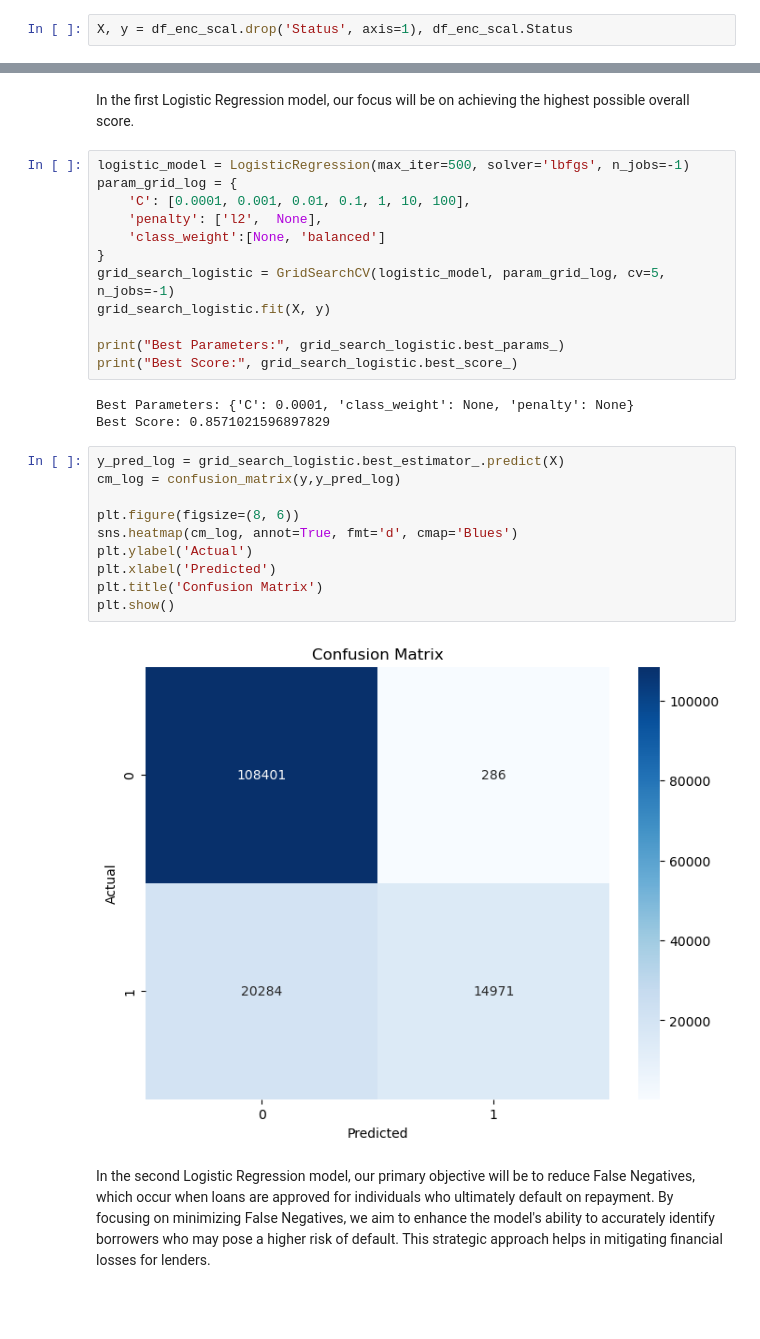
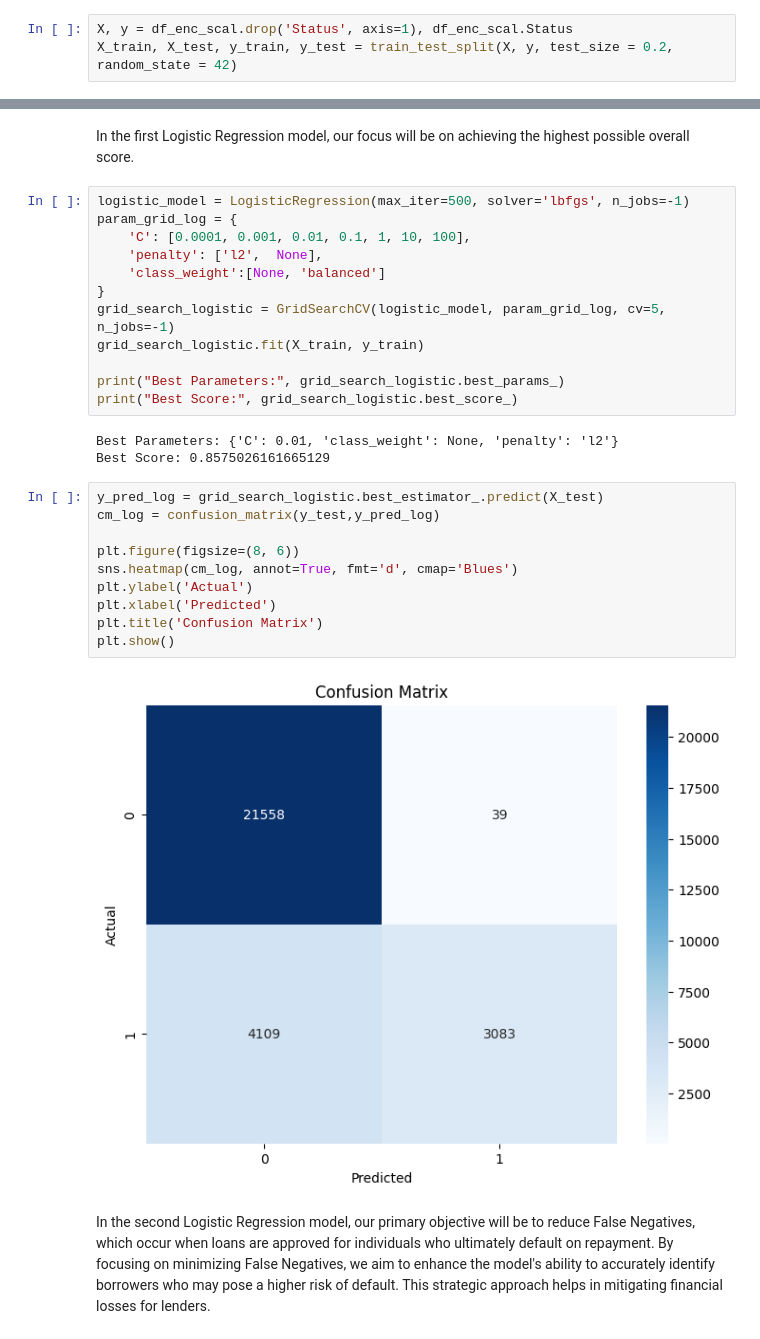
Before and after one commit to BartlomiejGaw/Loan_Default_Prediction, a Jupyter notebook: Loan_Default_Prediction.ipynb, the cells around one changed output, grey strips where cells are left out. Drawn from its saved outputs; the diff is of its cells as text; blank space fills up the shorter version.

```diff
--- a/Loan_Default_Prediction.ipynb
+++ b/Loan_Default_Prediction.ipynb
@@ -105,6 +92,7 @@ df_enc_scal.head()
 5 rows × 27 columns
 # %%
 X, y = df_enc_scal.drop('Status', axis=1), df_enc_scal.Status
+X_train, X_test, y_train, y_test = train_test_split(X, y, test_size = 0.2, random_state = 42)
 # %% [markdown]
 # Logistic Regression
 # %% [markdown]
@@ -119,25 +107,25 @@ param_grid_log = {
     'class_weight':[None, 'balanced']
 }
 grid_search_logistic = GridSearchCV(logistic_model, param_grid_log, cv=5, n_jobs=-1)
-grid_search_logistic.fit(X, y)
+grid_search_logistic.fit(X_train, y_train)
 
 print("Best Parameters:", grid_search_logistic.best_params_)
 print("Best Score:", grid_search_logistic.best_score_)
 # %% [output]
-Best Parameters: {'C': 0.0001, 'class_weight': None, 'penalty': None}
-Best Score: 0.8571021596897829
+Best Parameters: {'C': 0.01, 'class_weight': None, 'penalty': 'l2'}
+Best Score: 0.8575026161665129
 # %%
-y_pred_log = grid_search_logistic.best_estimator_.predict(X)
-cm_log = confusion_matrix(y,y_pred_log)
+y_pred_log = grid_search_logistic.best_estimator_.predict(X_test)
+cm_log = confusion_matrix(y_test,y_pred_log)
 
 plt.figure(figsize=(8, 6))
 sns.heatmap(cm_log, annot=True, fmt='d', cmap='Blues')
 plt.ylabel('Actual')
 plt.xlabel('Predicted')
 plt.title('Confusion Matrix')
 plt.show()
 # %% [output]
-[figure, old version]
+[figure, new version]
 # %% [markdown]
 In the second Logistic Regression model, our primary objective will be to reduce False Negatives, which occur when loans are approved for individuals who ultimately default on repayment. By focusing on minimizing False Negatives, we aim to enhance the model's ability to accurately identify borrowers who may pose a higher risk of default. This strategic approach helps in mitigating financial losses for lenders.
 # %%
```
Also changed, not shown: parts of 9 cells of this notebook, 1 other file.
